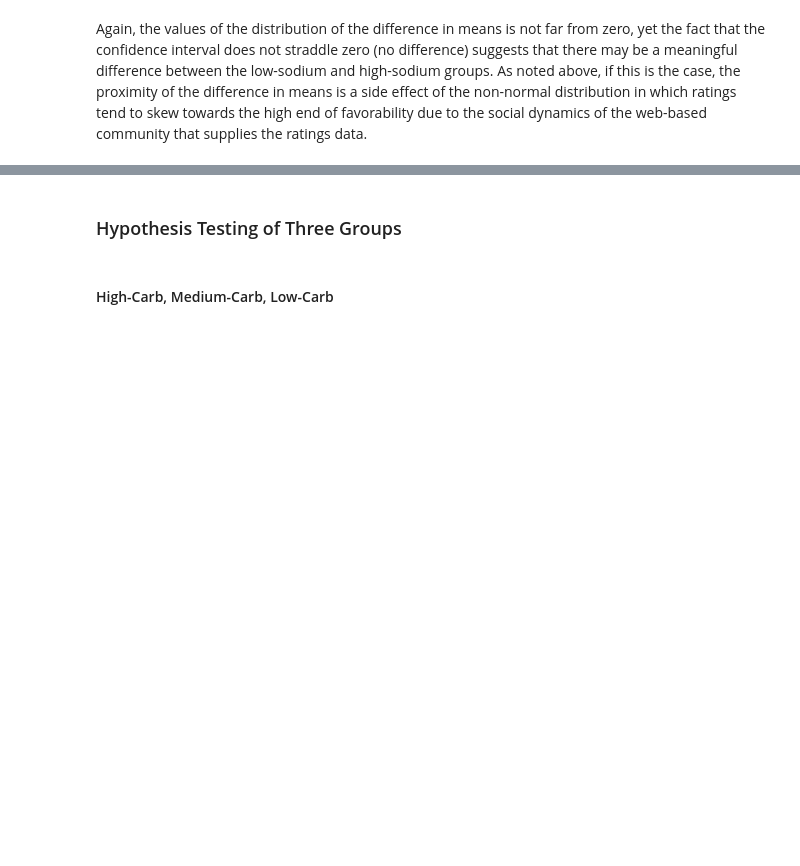
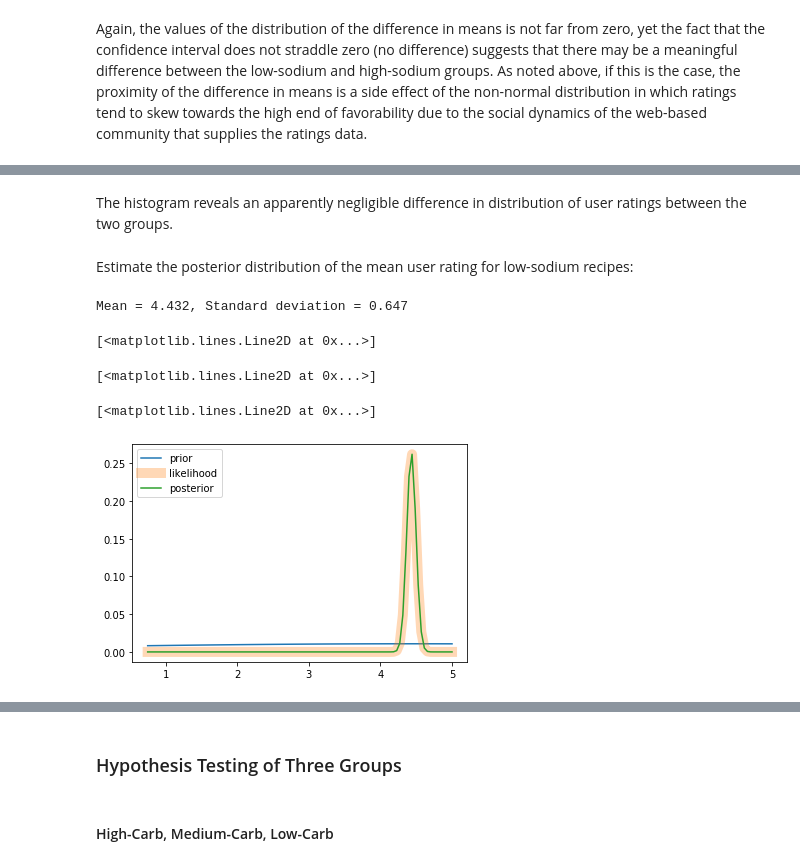
Before and after one commit to pelorenz/data-science-410, a Jupyter notebook: PeterLorenz-M02.ipynb, the cells around one changed output, grey strips where cells are left out. Cells and saved outputs as stored; diff of their text form; code cells hidden in the pictures; blank space fills up the shorter version.

```diff
--- a/PeterLorenz-M02.ipynb
+++ b/PeterLorenz-M02.ipynb
@@ -440,0 +509,32 @@ Again, the values of the distribution of the difference in means is not far from
+# %% [markdown]
+The histogram reveals an apparently negligible difference in distribution of user ratings between the two groups.
+# %% [markdown]
+Estimate the posterior distribution of the mean user rating for low-sodium recipes:
+# %%
+N = len(low_sodium)
+p = np.linspace(0.75, 5, num=N)
+
+pp_low_sodium = ss.norm.pdf(p, loc=low_sodium.mean_rating.mean(), scale=5)
+pp_low_sodium = pp_low_sodium / pp_low_sodium.sum() # normalize
+
+def comp_like(p, x):
+    variance = np.std(x)**2 # sigmasqr
+    x_mean = np.asarray(x).mean()  # xbar
+    print('Mean = %.3f, Standard deviation = %.3f' % (x_mean, np.std(x)))
+    n = len(x)
+    l = np.exp(-n * np.square(x_mean - p) / (2 * variance))
+    return l / l.sum()
+
+like_low_sodium = comp_like(p, low_sodium.mean_rating)
+post_low_sodium = posterior(pp_low_sodium, like_low_sodium)
+
+plt.plot(p, pp_low_sodium, label='prior')
+plt.plot(p, like_low_sodium, label='likelihood', alpha=.3, linewidth=10)
+plt.plot(p, post_low_sodium, label='posterior')
+_=plt.legend()
+# %% [output]
+Mean = 4.432, Standard deviation = 0.647
+[<matplotlib.lines.Line2D at 0x...>]
+[<matplotlib.lines.Line2D at 0x...>]
+[<matplotlib.lines.Line2D at 0x...>]
+[figure, added]
```
Also changed, not shown: parts of 22 cells of this notebook.
